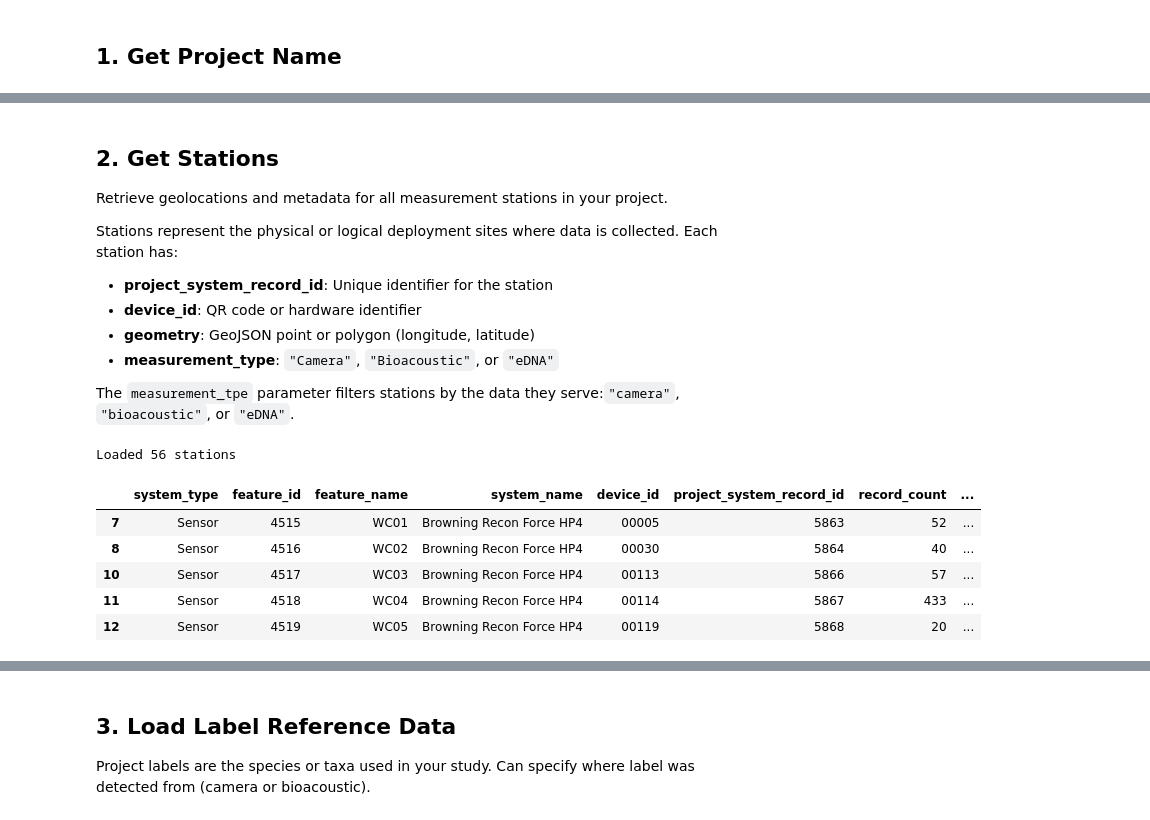
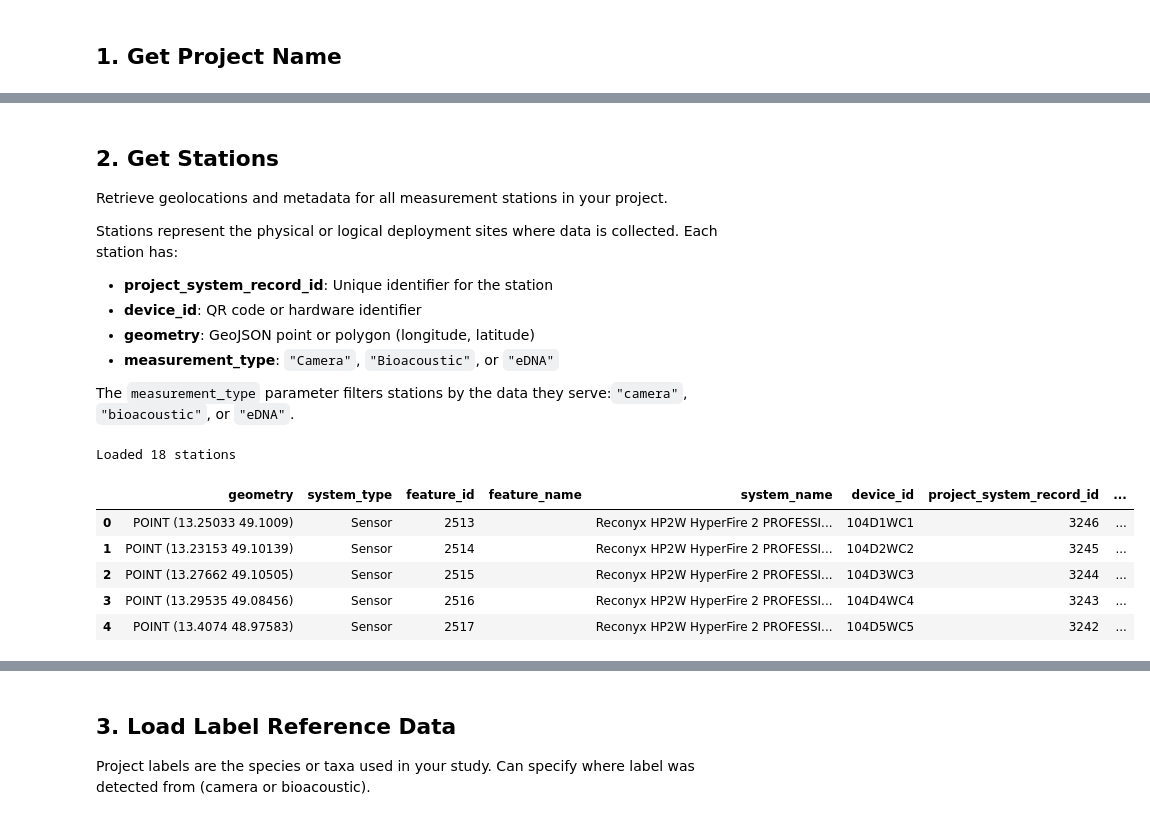
Before and after one commit to Okala-Ltd/NatureCubePy, a Jupyter notebook: tutorials/02_data_retrieval.ipynb, the cells around one changed output, grey strips where cells are left out. Cells and saved outputs as stored; diff of their text form; code cells hidden in the pictures.

```diff
--- a/tutorials/02_data_retrieval.ipynb
+++ b/tutorials/02_data_retrieval.ipynb
@@ -41,6 +40,6 @@ ImportError: cannot import name 'get_audio_observation_data' from 'naturecubepy'
 # %%
 # Retrieve API key and set up authentication headers
-api_key = get_key()
-hdr = auth_headers(api_key)
+api_key = get_key('MY_KEY')
+hdr = auth_headers(api_key, "http://127.0.0.1:8000/api/")
 # %% [markdown]
 ## 1. Get Project Name
@@ -64,16 +63,16 @@ Stations represent the physical or logical deployment sites where data is collec
 - **geometry**: GeoJSON point or polygon (longitude, latitude)
 - **measurement_type**: `"Camera"`, `"Bioacoustic"`, or `"eDNA"`
 
-The `measurement_tpe` parameter filters stations by the data they serve:``"camera"``, ``"bioacoustic"``, or ``"eDNA"``.
+The `measurement_type` parameter filters stations by the data they serve:``"camera"``, ``"bioacoustic"``, or ``"eDNA"``.
 # %%
-stations = get_station_info(hdr, measurement_type='camera')
+stations = get_station_info(hdr, measurement_type='all')
 print(f"Loaded {len(stations)} stations")
 stations.head()
 # %% [output]
-Loaded 56 stations
+Loaded 18 stations
-|  | system_type | feature_id | feature_name | system_name | device_id | project_system_record_id | record_count | ... |
-| 7 | Sensor | 4515 | WC01 | Browning Recon Force HP4 | 00005 | 5863 | 52 | ... |
-| 8 | Sensor | 4516 | WC02 | Browning Recon Force HP4 | 00030 | 5864 | 40 | ... |
-| 10 | Sensor | 4517 | WC03 | Browning Recon Force HP4 | 00113 | 5866 | 57 | ... |
-| 11 | Sensor | 4518 | WC04 | Browning Recon Force HP4 | 00114 | 5867 | 433 | ... |
-| 12 | Sensor | 4519 | WC05 | Browning Recon Force HP4 | 00119 | 5868 | 20 | ... |
+|  | geometry | system_type | feature_id | feature_name | system_name | device_id | project_system_record_id | ... |
+| 0 | POINT (13.25033 49.1009) | Sensor | 2513 |  | Reconyx HP2W HyperFire 2 PROFESSI... | 104D1WC1 | 3246 | ... |
+| 1 | POINT (13.23153 49.10139) | Sensor | 2514 |  | Reconyx HP2W HyperFire 2 PROFESSI... | 104D2WC2 | 3245 | ... |
+| 2 | POINT (13.27662 49.10505) | Sensor | 2515 |  | Reconyx HP2W HyperFire 2 PROFESSI... | 104D3WC3 | 3244 | ... |
+| 3 | POINT (13.29535 49.08456) | Sensor | 2516 |  | Reconyx HP2W HyperFire 2 PROFESSI... | 104D4WC4 | 3243 | ... |
+| 4 | POINT (13.4074 48.97583) | Sensor | 2517 |  | Reconyx HP2W HyperFire 2 PROFESSI... | 104D5WC5 | 3242 | ... |
```
Also changed, not shown: parts of 17 cells of this notebook, 3 other files.
